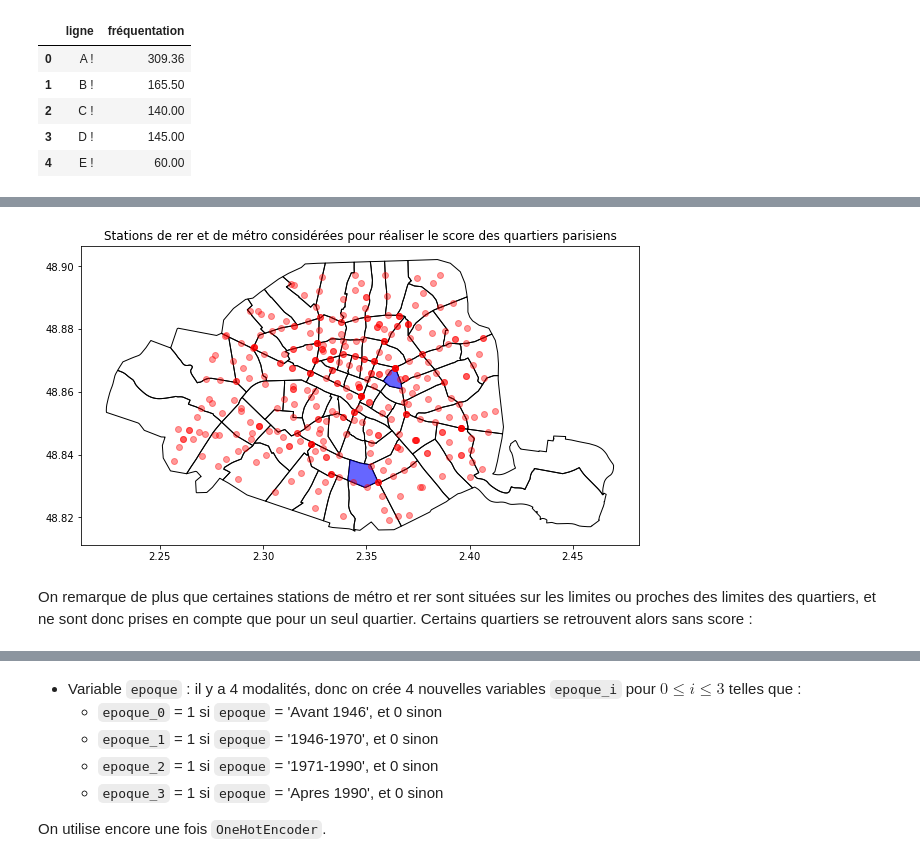
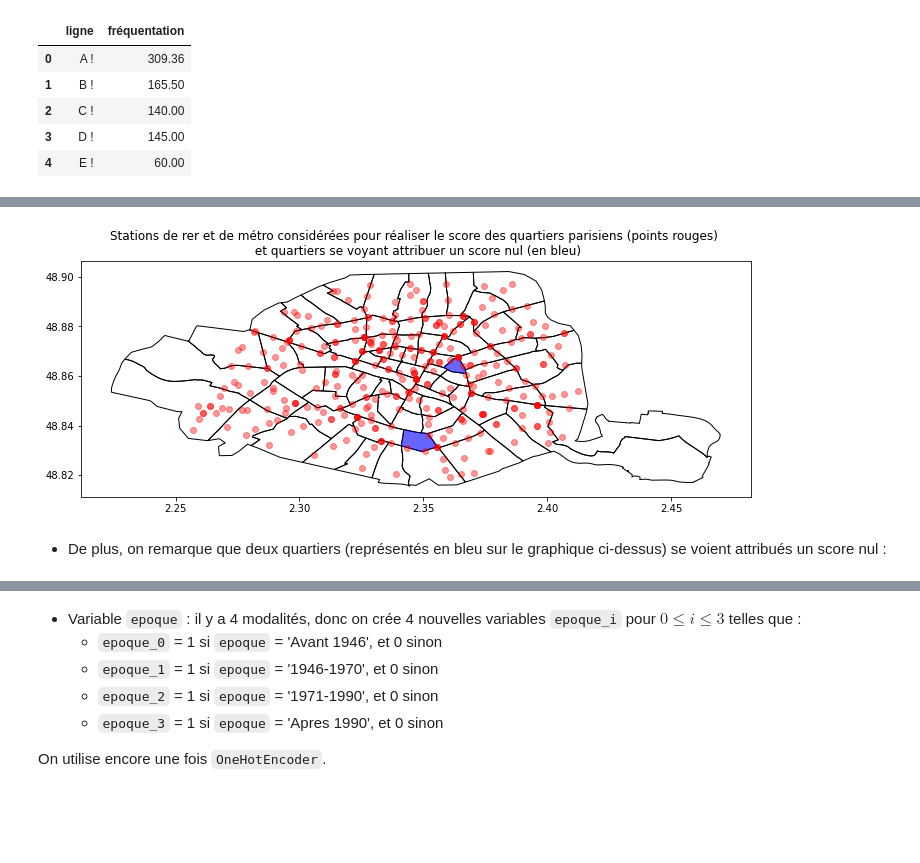
Before and after one commit to eric-vong/Projet-Python, a Jupyter notebook: Rapport.ipynb, the cells around one changed output, grey strips where cells are left out. Cells and saved outputs as stored; diff of their text form; code cells hidden in the pictures; blank space fills up the shorter version.

```diff
--- a/Rapport.ipynb
+++ b/Rapport.ipynb
@@ -325,14 +324,14 @@ quartiers.head()
 # %%
-axi = stations_quartiers.plot(figsize = (10,10), color = 'red', alpha = 0.4, zorder=2)
-quartiers.plot(ax = axi, zorder=1, edgecolor = "black", facecolor="none",
-                                                           color = None)
+axi = stations_quartiers.plot(figsize = (12,15), color = 'red', alpha = 0.4, zorder=2)
+quartiers.plot(ax = axi, zorder=1, edgecolor = "black", facecolor="none",color = None)
 quartiers[quartiers['c_qu'].isin([10,52])].plot(ax=axi,alpha = 0.6,color='blue')
-plt.title("Stations de rer et de métro considérées pour réaliser le score des quartiers parisiens")
+
+plt.title("Stations de rer et de métro considérées pour réaliser le score des quartiers parisiens (points rouges) \n et quartiers se voyant attribuer un score nul (en bleu)")
 plt.show()
 # %% [output]
-[figure, old version]
+[figure, new version]
-# %% [markdown]
-On remarque de plus que certaines stations de métro et rer sont situées sur les limites ou proches des limites des quartiers, et ne sont donc prises en compte que pour un seul quartier. Certains quartiers se retrouvent alors sans score :
+# %% [markdown]
+* De plus, on remarque que deux quartiers (représentés en bleu sur le graphique ci-dessus) se voient attribués un score nul :
 # %%
 donnees_augmentees[['nom_quartier','id_quartier','score_metro']][donnees_augmentees.isnull().any(axis=1)].drop_duplicates()
 # %% [output]
```
Also changed, not shown: parts of 63 cells of this notebook.
